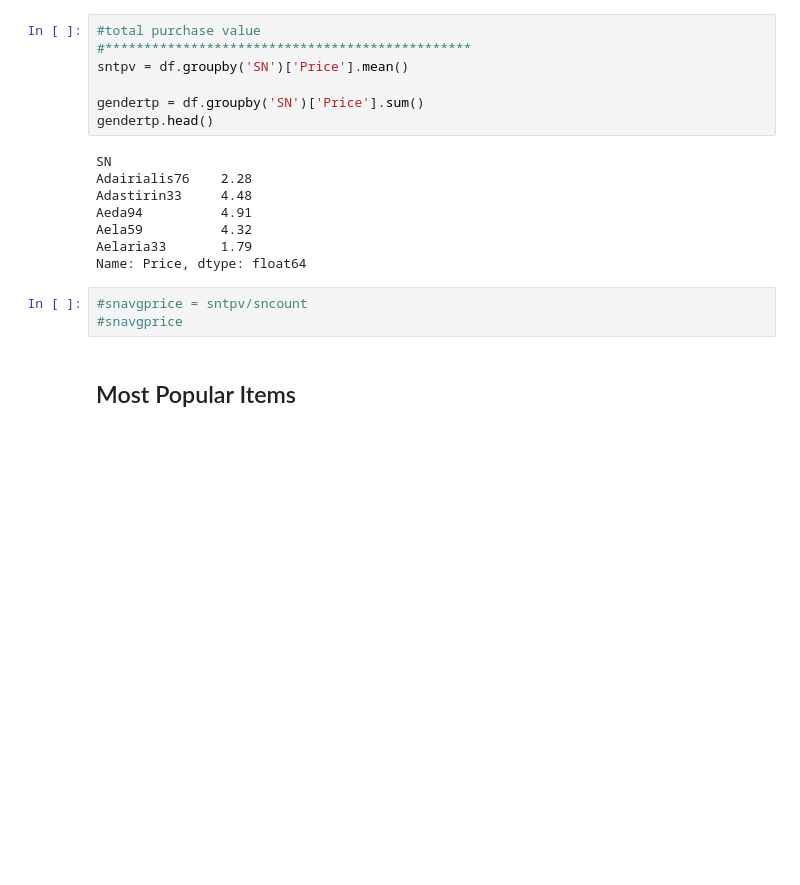
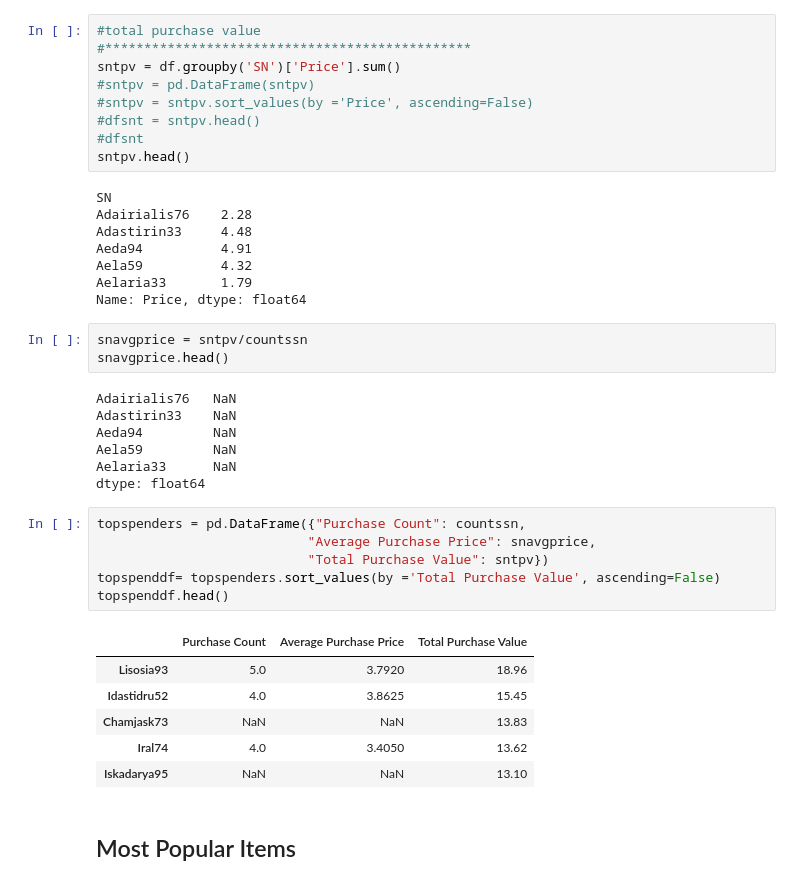
Before and after one commit to jthaker/pandashw, a Jupyter notebook: JakeThakerpymoli.ipynb, the cells around one changed output. Saved outputs shown, nothing was run; the diff lists cells and outputs as text; blank space fills up the shorter version.

```diff
--- a/pymoli.ipynb
+++ b/JakeThakerpymoli.ipynb
@@ -201,10 +190,12 @@ Name: SN, dtype: int64
 # %%
 #total purchase value
 #***********************************************
-sntpv = df.groupby('SN')['Price'].mean()
-
-gendertp = df.groupby('SN')['Price'].sum()
-gendertp.head()
+sntpv = df.groupby('SN')['Price'].sum()
+#sntpv = pd.DataFrame(sntpv)
+#sntpv = sntpv.sort_values(by ='Price', ascending=False)
+#dfsnt = sntpv.head()
+#dfsnt
+sntpv.head()
 # %% [output]
 SN
 Adairialis76    2.28
@@ -213,9 +204,29 @@ Aeda94          4.91
 Aela59          4.32
 Aelaria33       1.79
 Name: Price, dtype: float64
-# %%
-#snavgprice = sntpv/sncount
-#snavgprice
+# %%
+snavgprice = sntpv/countssn
+snavgprice.head()
+# %% [output]
+Adairialis76   NaN
+Adastirin33    NaN
+Aeda94         NaN
+Aela59         NaN
+Aelaria33      NaN
+dtype: float64
+# %%
+topspenders = pd.DataFrame({"Purchase Count": countssn,
+                           "Average Purchase Price": snavgprice,
+                           "Total Purchase Value": sntpv})
+topspenddf= topspenders.sort_values(by ='Total Purchase Value', ascending=False)
+topspenddf.head()
+# %% [output]
+|  | Purchase Count | Average Purchase Price | Total Purchase Value |
+| Lisosia93 | 5.0 | 3.7920 | 18.96 |
+| Idastidru52 | 4.0 | 3.8625 | 15.45 |
+| Chamjask73 | NaN | NaN | 13.83 |
+| Iral74 | 4.0 | 3.4050 | 13.62 |
+| Iskadarya95 | NaN | NaN | 13.10 |
 # %% [markdown]
 ## Most Popular Items
 # %% [markdown]
```
Also changed, not shown: parts of 14 cells of this notebook.
